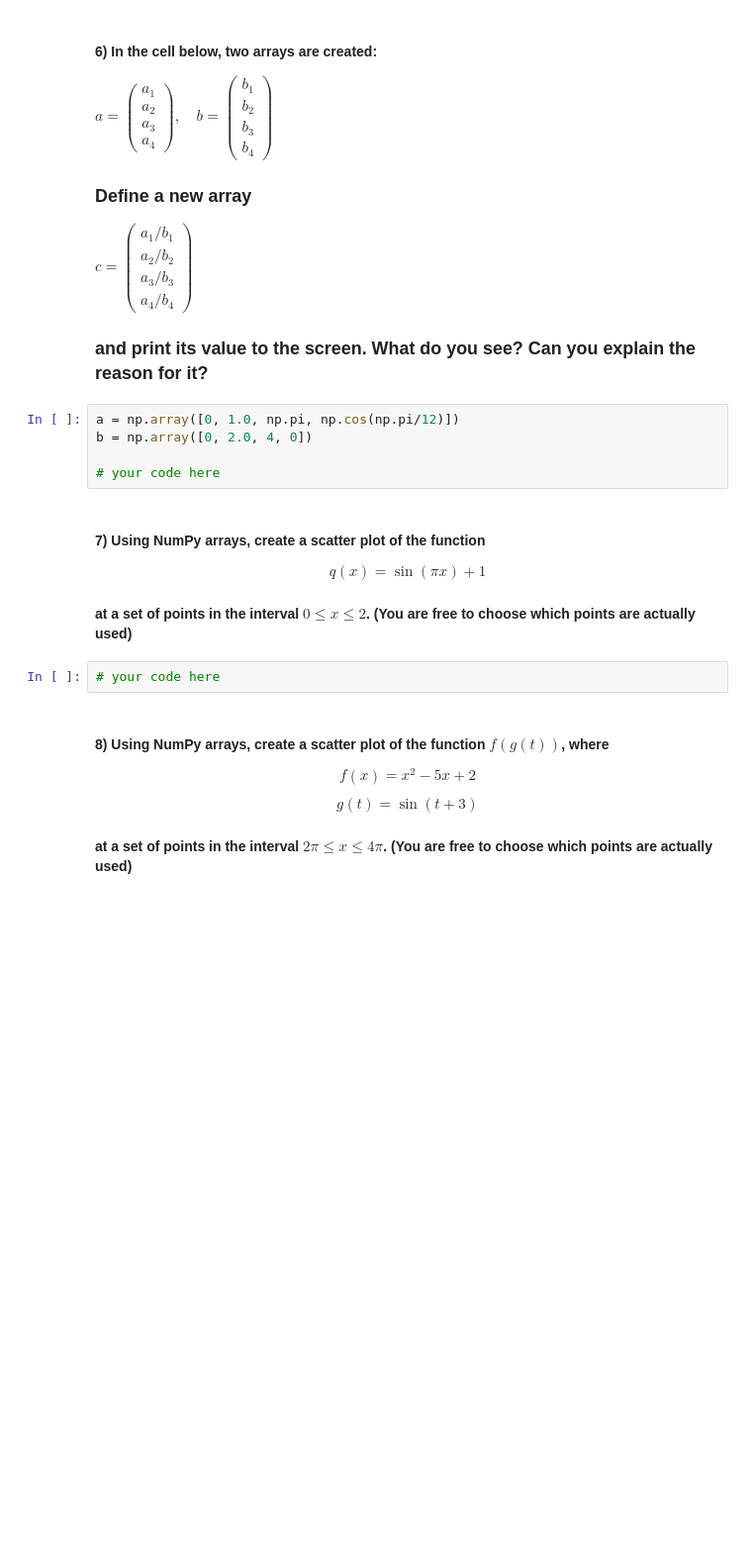
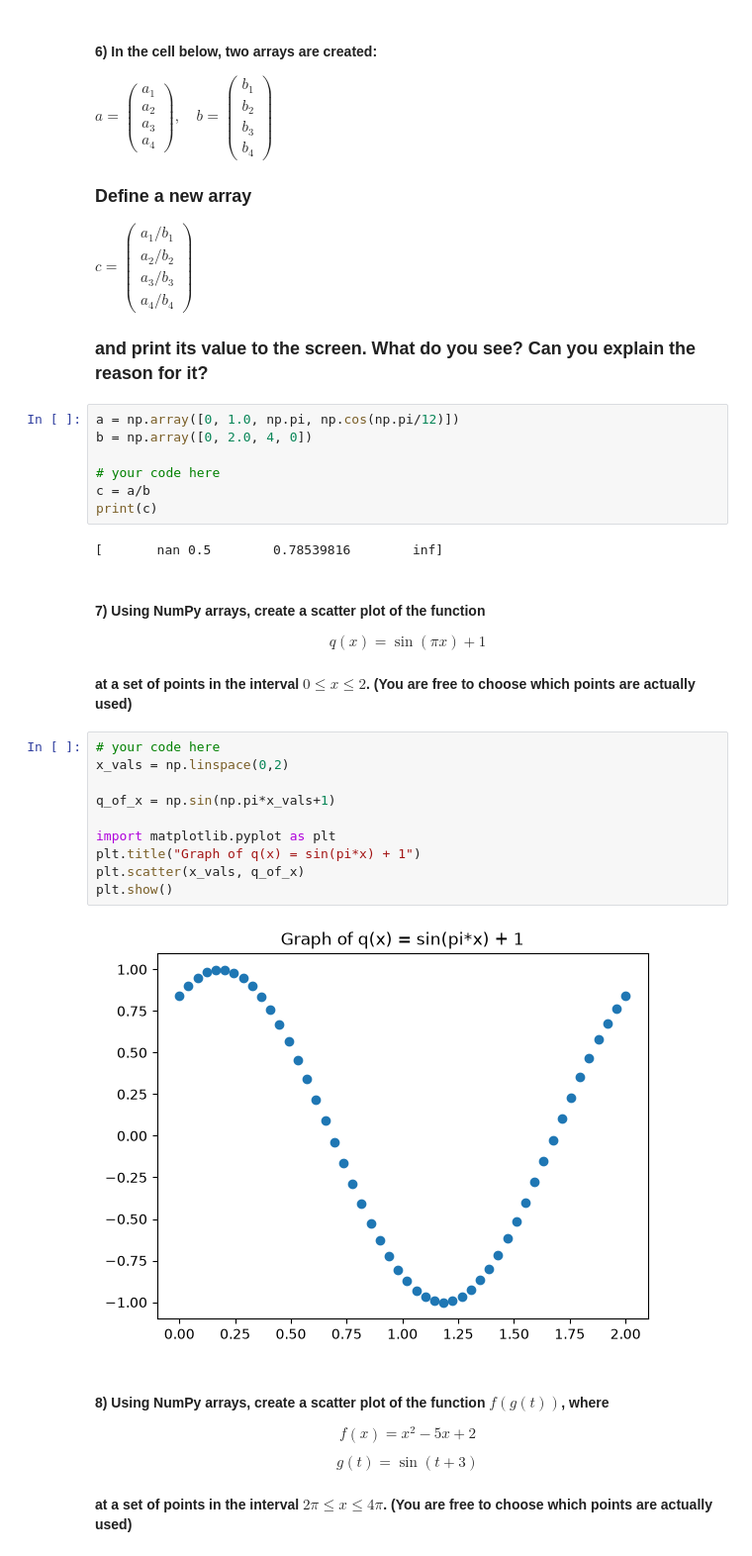
Before and after one commit to amateo6-ant/datasci151fall2026, a Jupyter notebook: lecture_04_other_sequence_objects/Lecture04 copy.ipynb, the cells around one changed output. Shown at 99% size. Saved outputs shown, nothing was run; the diff lists cells and outputs as text; blank space fills up the shorter version.

```diff
--- a/lecture_04_other_sequence_objects/Lecture04 copy.ipynb
+++ b/lecture_04_other_sequence_objects/Lecture04 copy.ipynb
@@ -635,6 +712,10 @@ a = np.array([0, 1.0, np.pi, np.cos(np.pi/12)])
 b = np.array([0, 2.0, 4, 0])
 
 # your code here
+c = a/b
+print(c)
+# %% [output]
+[       nan 0.5        0.78539816        inf]
 # %% [markdown]
 #### **7)** Using NumPy arrays, create a scatter plot of the function
 
@@ -643,6 +724,16 @@ $$q(x) = \sin(\pi x) + 1$$
 #### at a set of points in the interval $0 \leq x \leq 2$. (You are free to choose which points are actually used)
 # %%
 # your code here
+x_vals = np.linspace(0,2)
+
+q_of_x = np.sin(np.pi*x_vals+1)
+
+import matplotlib.pyplot as plt
+plt.title("Graph of q(x) = sin(pi*x) + 1")
+plt.scatter(x_vals, q_of_x)
+plt.show()
+# %% [output]
+[figure, added]
 # %% [markdown]
 #### **8)** Using NumPy arrays, create a scatter plot of the function $f(g(t))$, where
 
```
Also changed, not shown: parts of 12 cells of this notebook.
